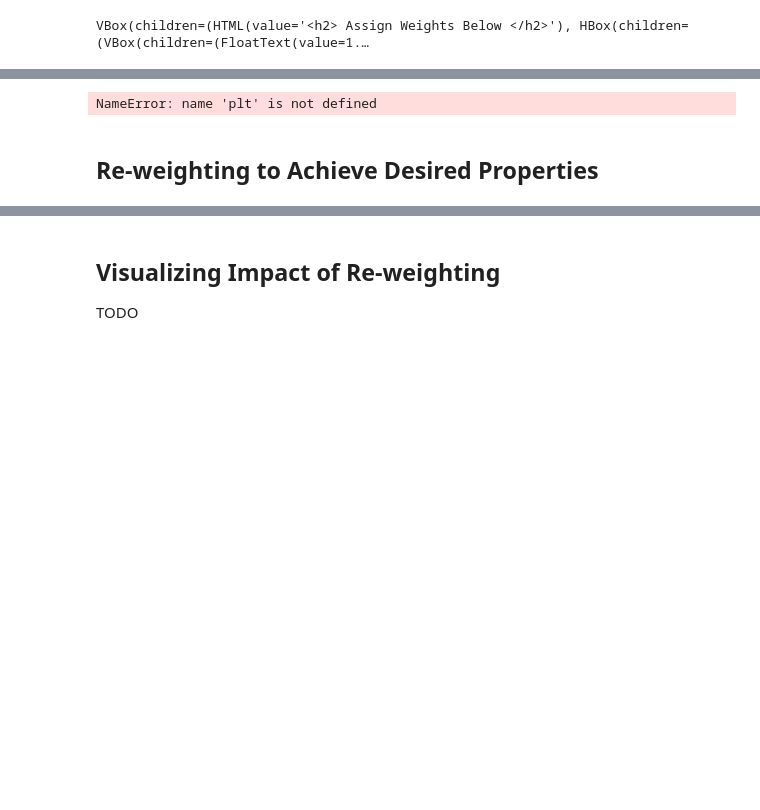
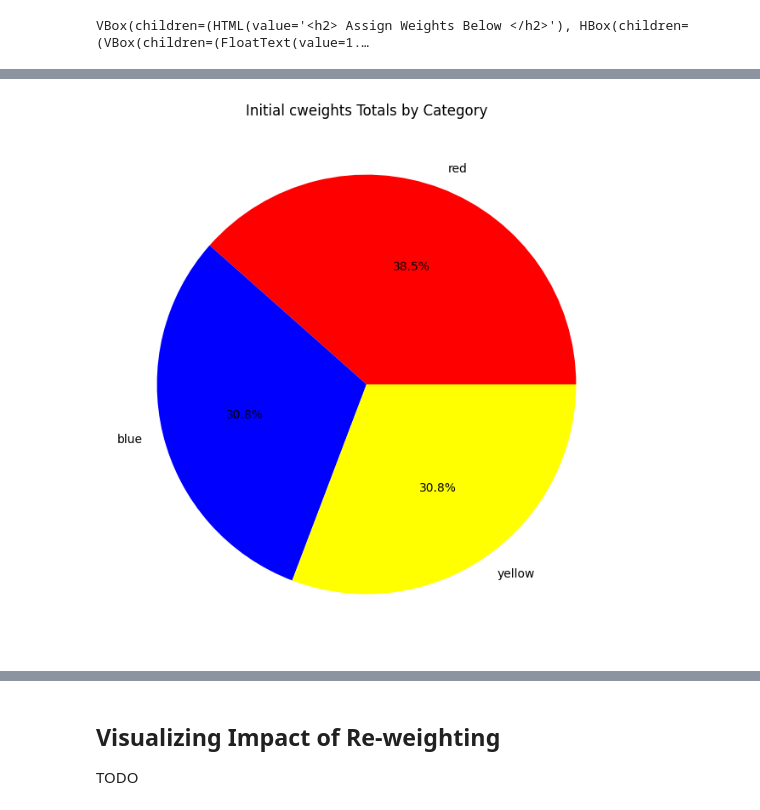
Before and after one commit to TE-Academy/Reputation-based_Weighted_Voting, a Jupyter notebook: notebooks/demonstration.ipynb, the cells around one changed output, grey strips where cells are left out. Drawn from its saved outputs; the diff is of its cells as text; code cells hidden in the pictures; blank space fills up the shorter version.

```diff
--- a/notebooks/demonstration.ipynb
+++ b/notebooks/demonstration.ipynb
@@ -141,23 +143,22 @@ ax.figure.tight_layout()
 # %%
 def calculate_cweight_totals(color_creds, initial_cweights):
     return {
         color: initial_cweights[creds].sum() for color, creds in color_creds.items()
     }
 
 # Example usage
 color_creds = {
     "red": ["red_1", "red_2"],
     "blue": ["blue_1", "blue_2"],
     "yellow": ["yellow_1", "yellow_2"]
 }
 
 initial_cweights_totals = calculate_cweight_totals(color_creds, initial_cweights)
 
 plt.figure(figsize=(10, 8))
-plt.pie(initial_cweights_totals.values(), labels=initial_cweights_totals.keys(), autopct='%1.1f%%')
-plt.title('Initial cweights Totals')
+colors = ['red', 'blue', 'yellow']
+plt.pie(initial_cweights_totals.values(), labels=initial_cweights_totals.keys(), autopct='%1.1f%%', colors=colors)
+plt.title('Initial cweights Totals by Category')
 plt.show()
 # %% [output]
-NameError: name 'plt' is not defined
+[figure, added]
-# %% [markdown]
-## Re-weighting to Achieve Desired Properties
```
Also changed, not shown: parts of 10 cells of this notebook.
